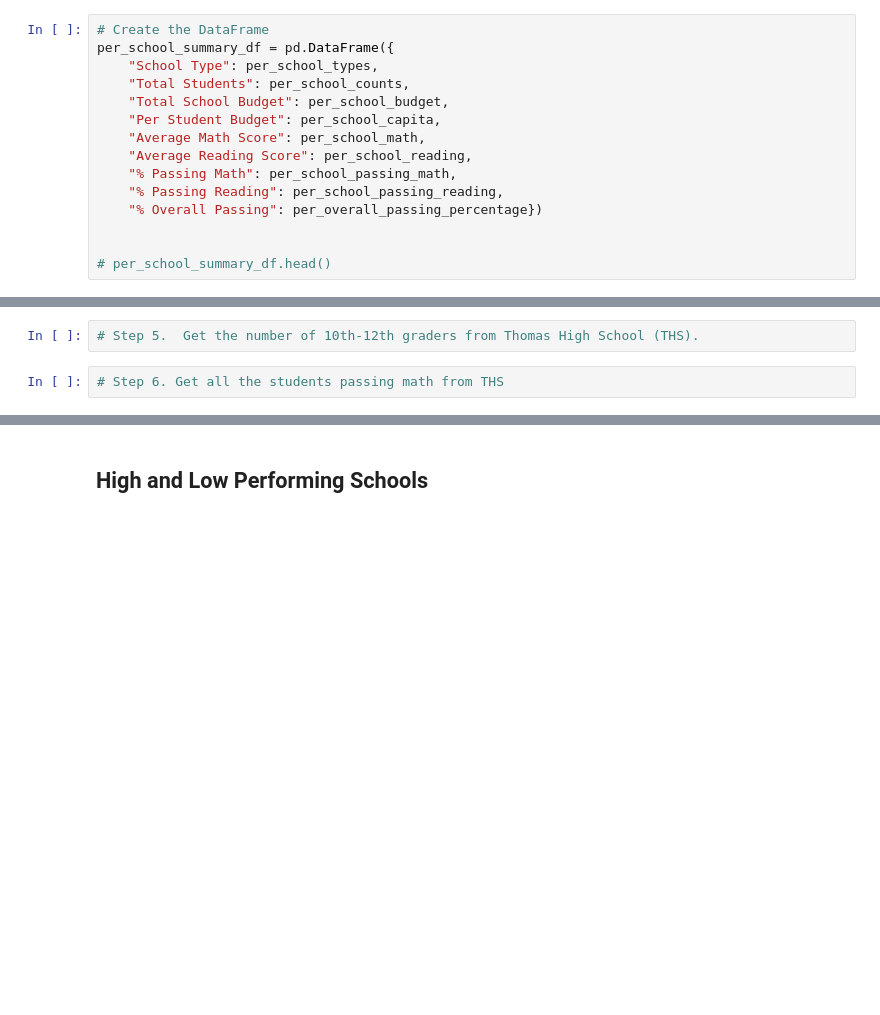
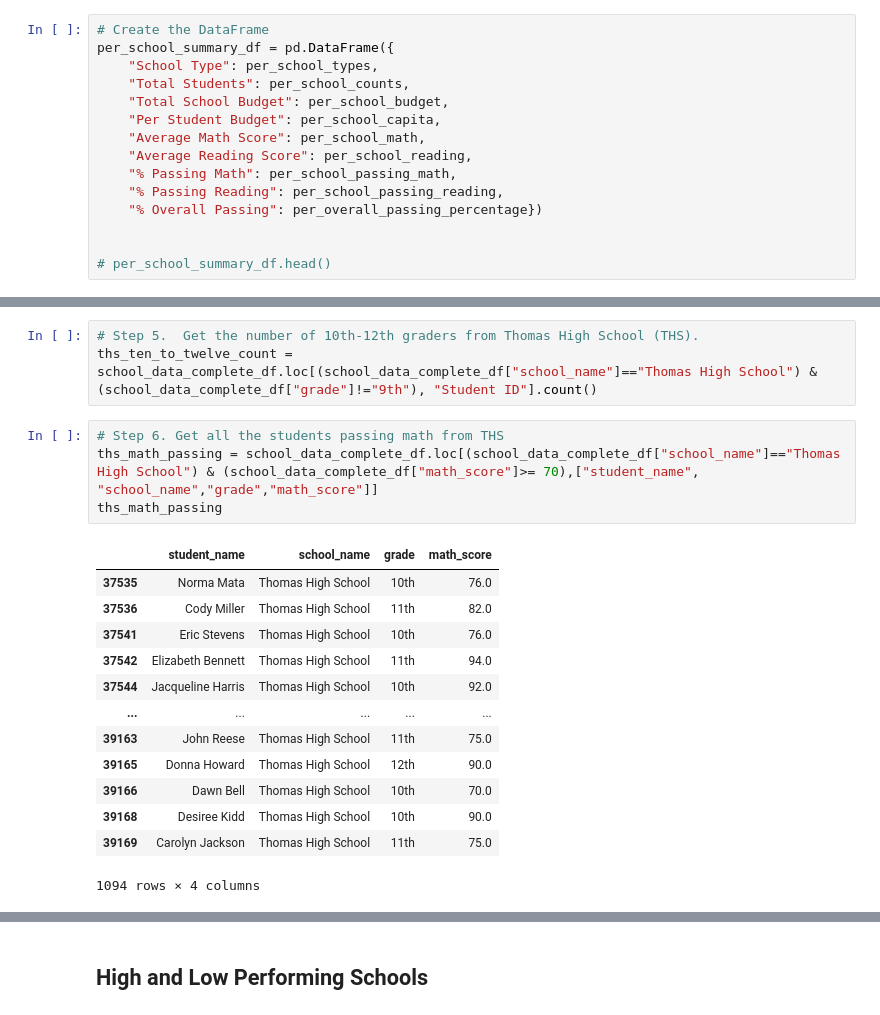
Before and after one commit to sebastianvillanoy/Challenge-4, a Jupyter notebook: PyCitySchools_Challenge.ipynb, the cells around one changed output, grey strips where cells are left out. Cells and saved outputs as stored; diff of their text form; blank space fills up the shorter version.

```diff
--- a/PyCitySchools_Challenge.ipynb
+++ b/PyCitySchools_Challenge.ipynb
@@ -198,6 +230,23 @@ per_school_summary_df
 # %%
 # Step 5.  Get the number of 10th-12th graders from Thomas High School (THS).
+ths_ten_to_twelve_count = school_data_complete_df.loc[(school_data_complete_df["school_name"]=="Thomas High School") & (school_data_complete_df["grade"]!="9th"), "Student ID"].count()
 # %%
 # Step 6. Get all the students passing math from THS
+ths_math_passing = school_data_complete_df.loc[(school_data_complete_df["school_name"]=="Thomas High School") & (school_data_complete_df["math_score"]>= 70),["student_name", "school_name","grade","math_score"]]
+ths_math_passing
+# %% [output]
+|  | student_name | school_name | grade | math_score |
+| 37535 | Norma Mata | Thomas High School | 10th | 76.0 |
+| 37536 | Cody Miller | Thomas High School | 11th | 82.0 |
+| 37541 | Eric Stevens | Thomas High School | 10th | 76.0 |
+| 37542 | Elizabeth Bennett | Thomas High School | 11th | 94.0 |
+| 37544 | Jacqueline Harris | Thomas High School | 10th | 92.0 |
+| ... | ... | ... | ... | ... |
+| 39163 | John Reese | Thomas High School | 11th | 75.0 |
+| 39165 | Donna Howard | Thomas High School | 12th | 90.0 |
+| 39166 | Dawn Bell | Thomas High School | 10th | 70.0 |
+| 39168 | Desiree Kidd | Thomas High School | 10th | 90.0 |
+| 39169 | Carolyn Jackson | Thomas High School | 11th | 75.0 |
+1094 rows × 4 columns
 # %%
 # Step 7. Get all the students passing reading from THS
```
Also changed, not shown: parts of 144 cells of this notebook.
